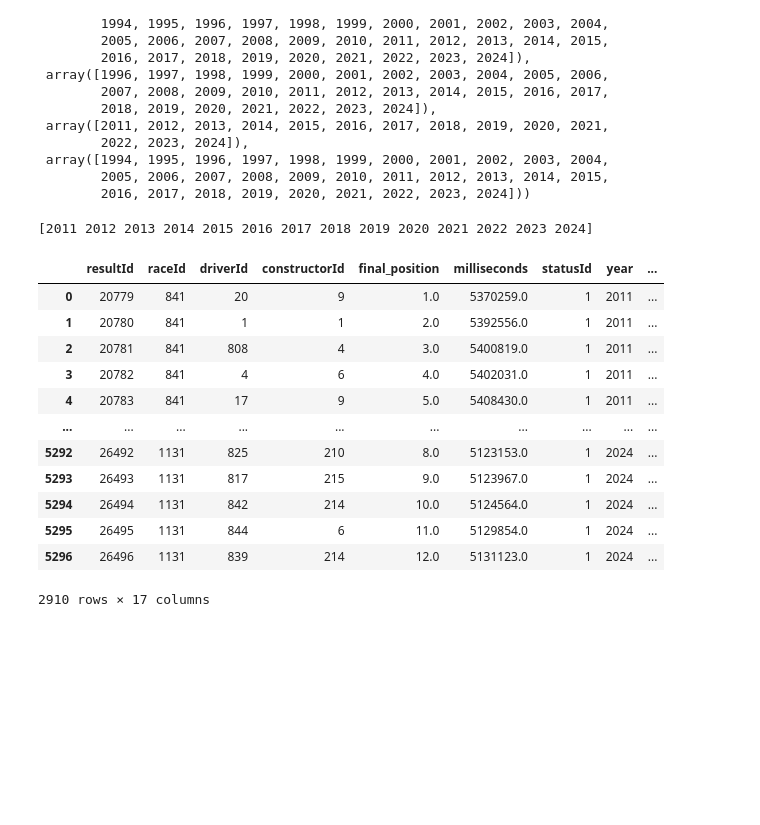
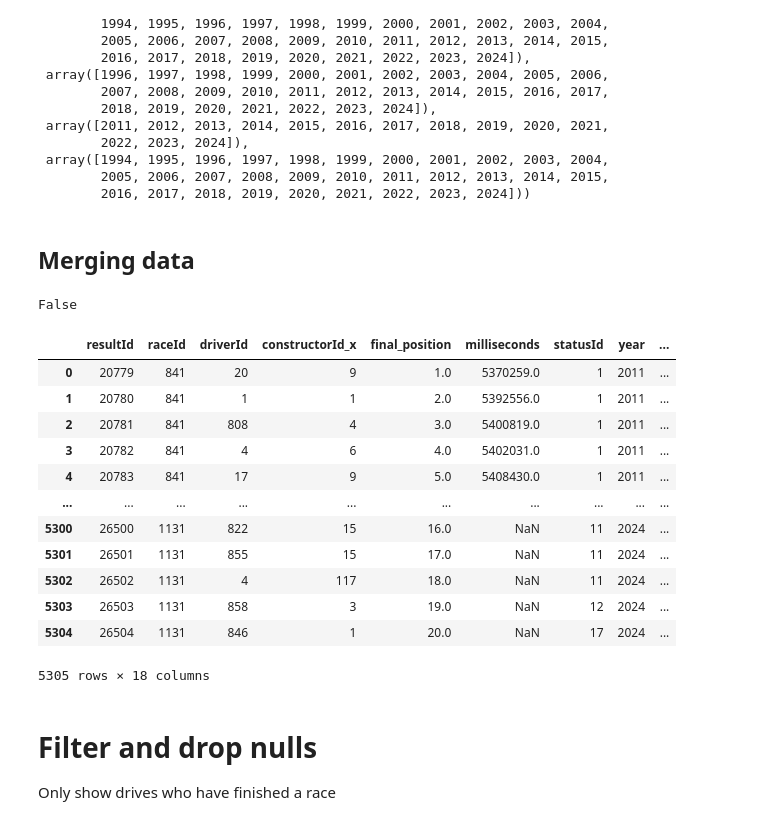
Before and after one commit to jennydang61/Driver-Performance-Prediction, a Jupyter notebook: formula1.ipynb, the cells around one changed output. Saved outputs shown, nothing was run; the diff lists cells and outputs as text; code cells hidden in the pictures; blank space fills up the shorter version.

```diff
--- a/formula1.ipynb
+++ b/formula1.ipynb
@@ -193,52 +199,51 @@ races_years.sort(), lap_times_years.sort(), pit_stops_years.sort(), qualifying_y
  array([1994, 1995, 1996, 1997, 1998, 1999, 2000, 2001, 2002, 2003, 2004,
         2005, 2006, 2007, 2008, 2009, 2010, 2011, 2012, 2013, 2014, 2015,
         2016, 2017, 2018, 2019, 2020, 2021, 2022, 2023, 2024]))
+# %% [markdown]
+## Merging data
 # %%
 # merge datasets together
 
 merge1_df = pd.merge(results_df, races_df, on='raceId', how='inner')
 merge1_df = merge1_df.drop_duplicates(subset=['raceId', 'driverId'])
 
 merge2_df = pd.merge(merge1_df, constructors_df, on='constructorId', how='inner')
 merge2_df = merge2_df.drop_duplicates(subset=['raceId', 'driverId'])
 
 merge3_df = pd.merge(merge2_df, driver_standings_df, on=['driverId', 'raceId'], how='inner')
 merge3_df = merge3_df.drop_duplicates(subset=['raceId', 'driverId'])
 
 merge4_df = pd.merge(merge3_df, lap_times_df, on=['driverId', 'raceId'], how='inner')
 merge4_df = merge4_df.drop_duplicates(subset=['raceId', 'driverId'])
 
 merge5_df = pd.merge(merge4_df, pit_stops_df, on=['driverId', 'raceId'], how='inner')
 merge5_df = merge5_df.drop_duplicates(subset=['raceId', 'driverId'])
 
 merge6_df = pd.merge(merge5_df, qualifying_df, on=['driverId', 'raceId'], how='inner')
 merge6_df = merge6_df.drop_duplicates(subset=['raceId', 'driverId'])
 
-final_combined_df = pd.merge(merge6_df, status_df, on='statusId', how='inner')
-final_combined_df = final_combined_df.drop_duplicates(subset=['raceId', 'driverId'])
+combined_df = pd.merge(merge6_df, status_df, on='statusId', how='inner')
+combined_df = combined_df.drop_duplicates(subset=['raceId', 'driverId'])
 
-final_duplicates_check = final_combined_df.duplicated(subset=['raceId', 'driverId']).any()
-final_duplicates_check
+duplicates_check = combined_df.duplicated(subset=['raceId', 'driverId']).any()
+print(duplicates_check)
 
-final_combined_df.drop(['constructorId_y'], axis=1, inplace=True)
-final_combined_df.rename(columns={'constructorId_x': 'constructorId'}, inplace=True)
-
-final_combined_df = final_combined_df[final_combined_df['status'] == 'Finished']
-names = final_combined_df['year'].unique()
-print(names)
-display(final_combined_df)
+display(combined_df)
 # %% [output]
-[2011 2012 2013 2014 2015 2016 2017 2018 2019 2020 2021 2022 2023 2024]
+False
-|  | resultId | raceId | driverId | constructorId | final_position | milliseconds | statusId | year | ... |
+|  | resultId | raceId | driverId | constructorId_x | final_position | milliseconds | statusId | year | ... |
 | 0 | 20779 | 841 | 20 | 9 | 1.0 | 5370259.0 | 1 | 2011 | ... |
 | 1 | 20780 | 841 | 1 | 1 | 2.0 | 5392556.0 | 1 | 2011 | ... |
 | 2 | 20781 | 841 | 808 | 4 | 3.0 | 5400819.0 | 1 | 2011 | ... |
 | 3 | 20782 | 841 | 4 | 6 | 4.0 | 5402031.0 | 1 | 2011 | ... |
 | 4 | 20783 | 841 | 17 | 9 | 5.0 | 5408430.0 | 1 | 2011 | ... |
 | ... | ... | ... | ... | ... | ... | ... | ... | ... | ... |
-| 5292 | 26492 | 1131 | 825 | 210 | 8.0 | 5123153.0 | 1 | 2024 | ... |
-| 5293 | 26493 | 1131 | 817 | 215 | 9.0 | 5123967.0 | 1 | 2024 | ... |
-| 5294 | 26494 | 1131 | 842 | 214 | 10.0 | 5124564.0 | 1 | 2024 | ... |
-| 5295 | 26495 | 1131 | 844 | 6 | 11.0 | 5129854.0 | 1 | 2024 | ... |
-| 5296 | 26496 | 1131 | 839 | 214 | 12.0 | 5131123.0 | 1 | 2024 | ... |
+| 5300 | 26500 | 1131 | 822 | 15 | 16.0 | NaN | 11 | 2024 | ... |
+| 5301 | 26501 | 1131 | 855 | 15 | 17.0 | NaN | 11 | 2024 | ... |
+| 5302 | 26502 | 1131 | 4 | 117 | 18.0 | NaN | 11 | 2024 | ... |
+| 5303 | 26503 | 1131 | 858 | 3 | 19.0 | NaN | 12 | 2024 | ... |
+| 5304 | 26504 | 1131 | 846 | 1 | 20.0 | NaN | 17 | 2024 | ... |
-2910 rows × 17 columns
+5305 rows × 18 columns
+# %% [markdown]
+# Filter and drop nulls
+Only show drives who have finished a race
```
Also changed, not shown: parts of 14 cells of this notebook.
